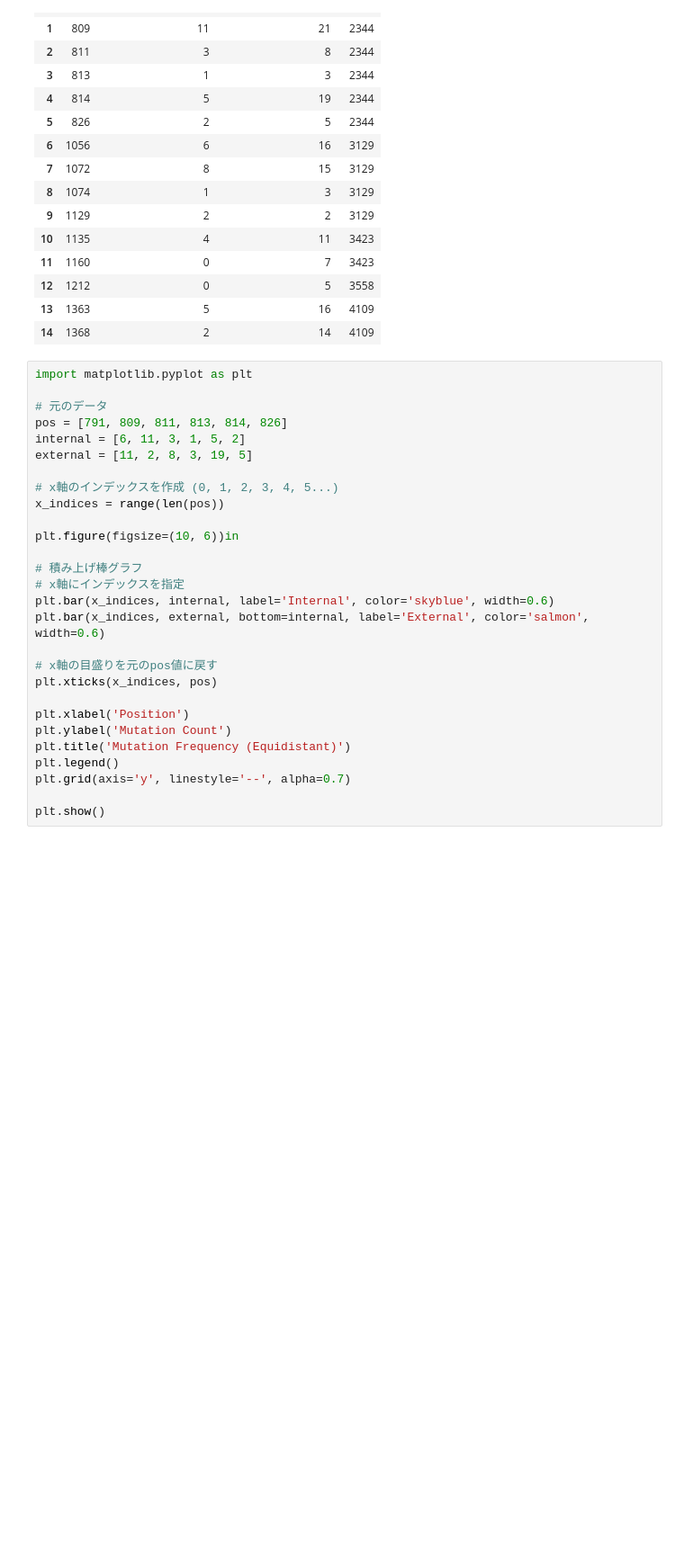
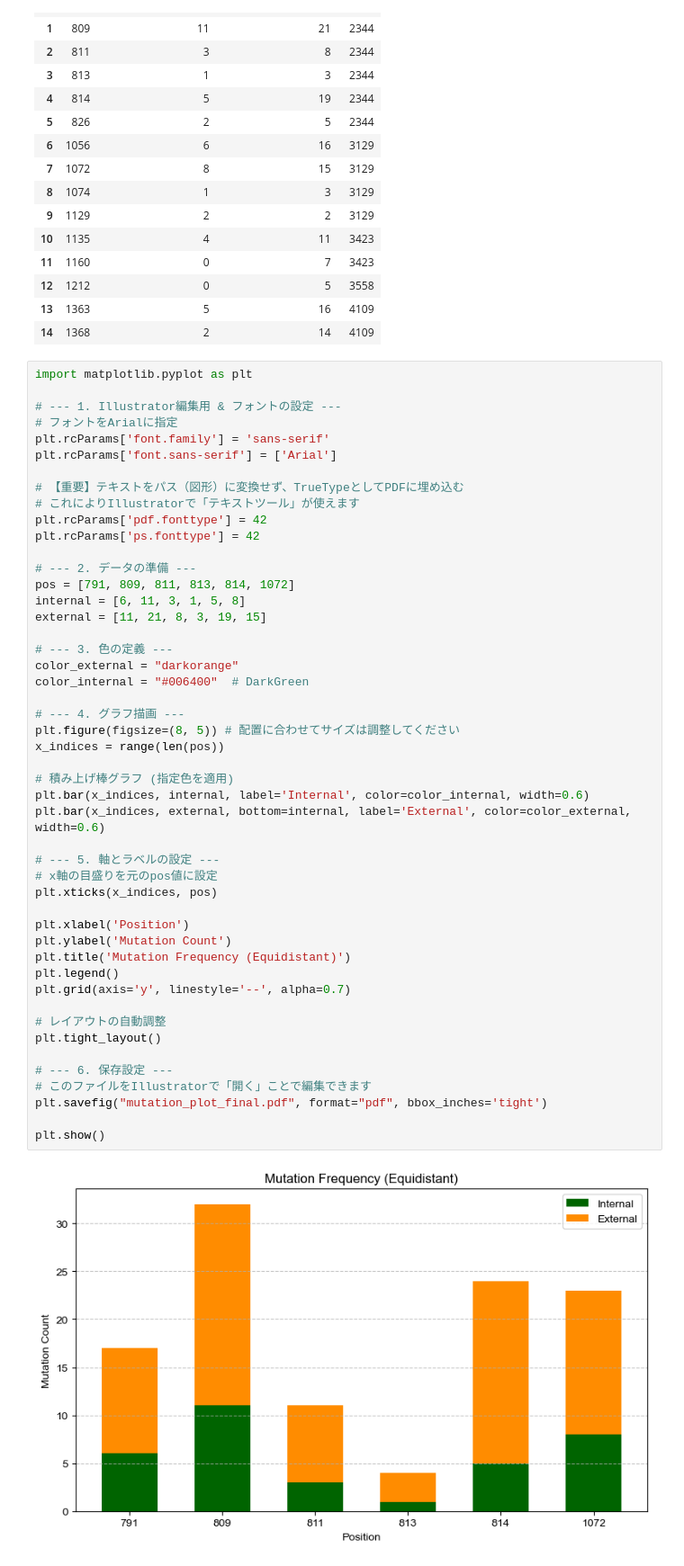
Before and after one commit to skawakubo/FCoV-evolution, a Jupyter notebook: Fig3_FCoV_tree_with_key_mutations/branch_mut_count.ipynb, the cells around one changed output. Shown at 90% size. Drawn from its saved outputs; the diff is of its cells as text; blank space fills up the shorter version.

Commit message:
add int/ext mut figure

```diff
--- a/Fig3_FCoV_tree_with_key_mutations/branch_mut_count.ipynb
+++ b/Fig3_FCoV_tree_with_key_mutations/branch_mut_count.ipynb
@@ -497,31 +497,53 @@ df_all
 # %%
 import matplotlib.pyplot as plt
 
-# 元のデータ
-pos = [791, 809, 811, 813, 814, 826]
-internal = [6, 11, 3, 1, 5, 2]
-external = [11, 2, 8, 3, 19, 5]
+# --- 1. Illustrator編集用 & フォントの設定 ---
+# フォントをArialに指定
+plt.rcParams['font.family'] = 'sans-serif'
+plt.rcParams['font.sans-serif'] = ['Arial']
 
-# x軸のインデックスを作成 (0, 1, 2, 3, 4, 5...)
+# 【重要】テキストをパス（図形）に変換せず、TrueTypeとしてPDFに埋め込む
+# これによりIllustratorで「テキストツール」が使えます
+plt.rcParams['pdf.fonttype'] = 42
+plt.rcParams['ps.fonttype'] = 42
+
+# --- 2. データの準備 ---
+pos = [791, 809, 811, 813, 814, 1072]
+internal = [6, 11, 3, 1, 5, 8]
+external = [11, 21, 8, 3, 19, 15]
+
+# --- 3. 色の定義 ---
+color_external = "darkorange"
+color_internal = "#006400"  # DarkGreen
+
+# --- 4. グラフ描画 ---
+plt.figure(figsize=(8, 5)) # 配置に合わせてサイズは調整してください
 x_indices = range(len(pos))
 
-plt.figure(figsize=(10, 6))in
+# 積み上げ棒グラフ (指定色を適用)
+plt.bar(x_indices, internal, label='Internal', color=color_internal, width=0.6)
+plt.bar(x_indices, external, bottom=internal, label='External', color=color_external, width=0.6)
 
-# 積み上げ棒グラフ
-# x軸にインデックスを指定
-plt.bar(x_indices, internal, label='Internal', color='skyblue', width=0.6)
-plt.bar(x_indices, external, bottom=internal, label='External', color='salmon', width=0.6)
-
-# x軸の目盛りを元のpos値に戻す
+# --- 5. 軸とラベルの設定 ---
+# x軸の目盛りを元のpos値に設定
 plt.xticks(x_indices, pos)
 
 plt.xlabel('Position')
 plt.ylabel('Mutation Count')
 plt.title('Mutation Frequency (Equidistant)')
 plt.legend()
 plt.grid(axis='y', linestyle='--', alpha=0.7)
 
+# レイアウトの自動調整
+plt.tight_layout()
+
+# --- 6. 保存設定 ---
+# このファイルをIllustratorで「開く」ことで編集できます
+plt.savefig("mutation_plot_final.pdf", format="pdf", bbox_inches='tight')
+
 plt.show()
+# %% [output]
+[figure, added]
 # %%
 import matplotlib.pyplot as plt
 
```
Also changed, not shown: parts of 1 cell of this notebook, 1 other file.
